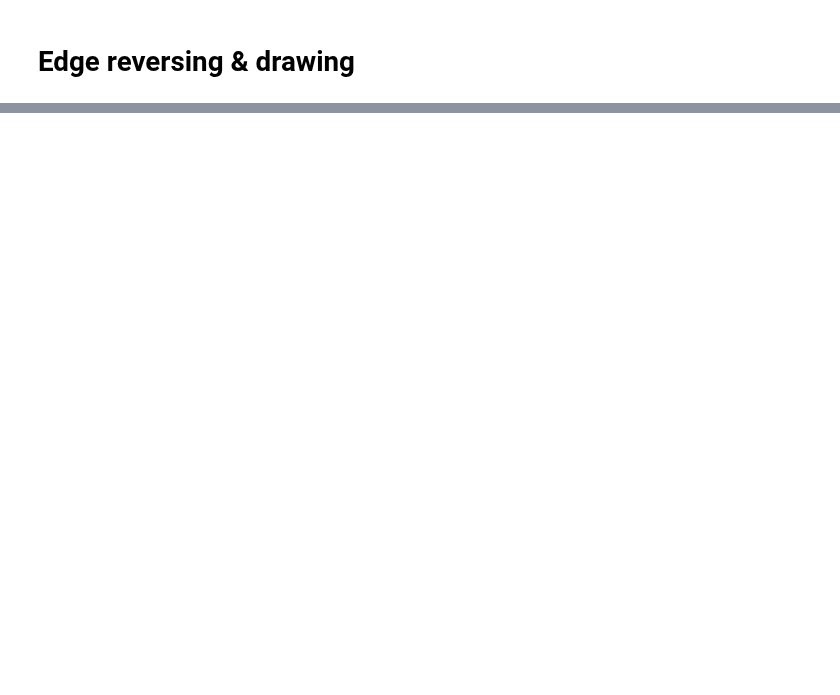
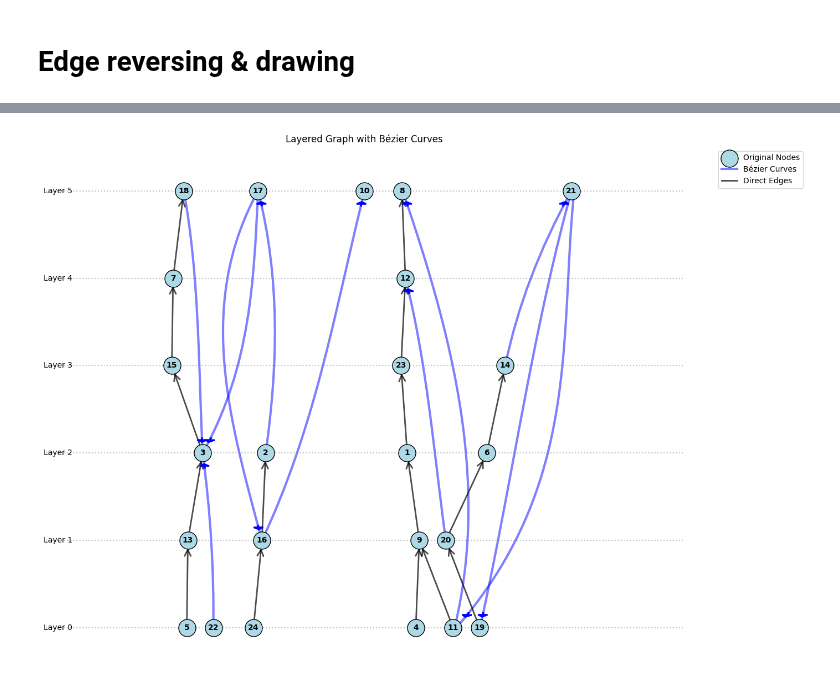
Before and after one commit to Prat2420/Data-Visualization-CurryPasta, a Jupyter notebook: Notebooks/step4_v4.ipynb, the cells around one changed output, grey strips where cells are left out. Drawn from its saved outputs; the diff is of its cells as text; code cells hidden in the pictures; blank space fills up the shorter version.

```diff
--- a/Notebooks/step4_v4.ipynb
+++ b/Notebooks/step4_v4.ipynb
@@ -2859,0 +2261,13 @@ def draw_layered_graph_with_bezier(layers, edges, dummy_mapping, original_edges=
+# %%
+# Usage example:
+positions = positions_draw_layered_graph_with_bezier(
+    optimized_positions,
+    optimized_layers,
+    modified_edges,
+    dummy_mapping,
+    original_edges=edges,  # Pass original edges to determine direction
+    show_dummies=False  # Set to True to show dummy nodes
+)
+plt.show()
+# %% [output]
+[figure, added]
```
Also changed, not shown: parts of 22 cells of this notebook.
